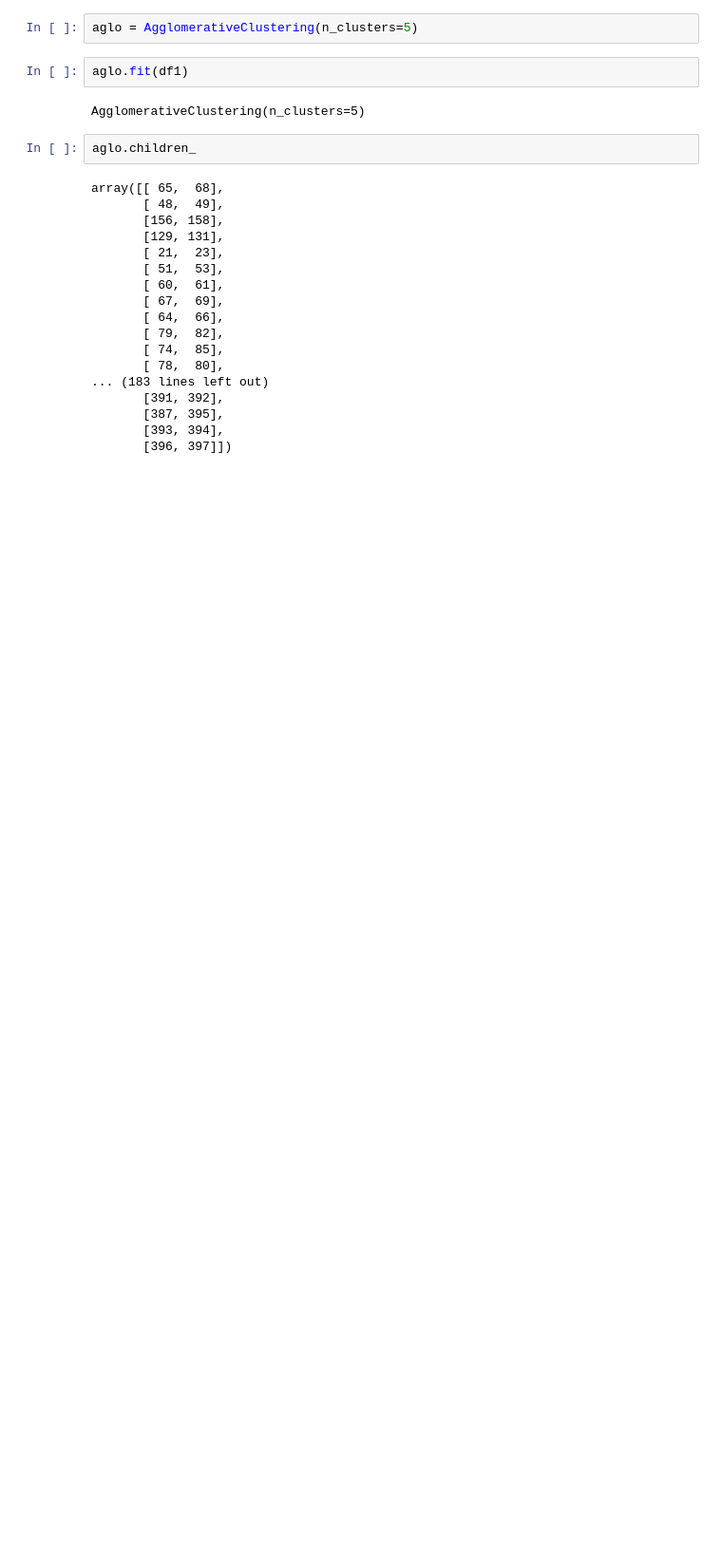
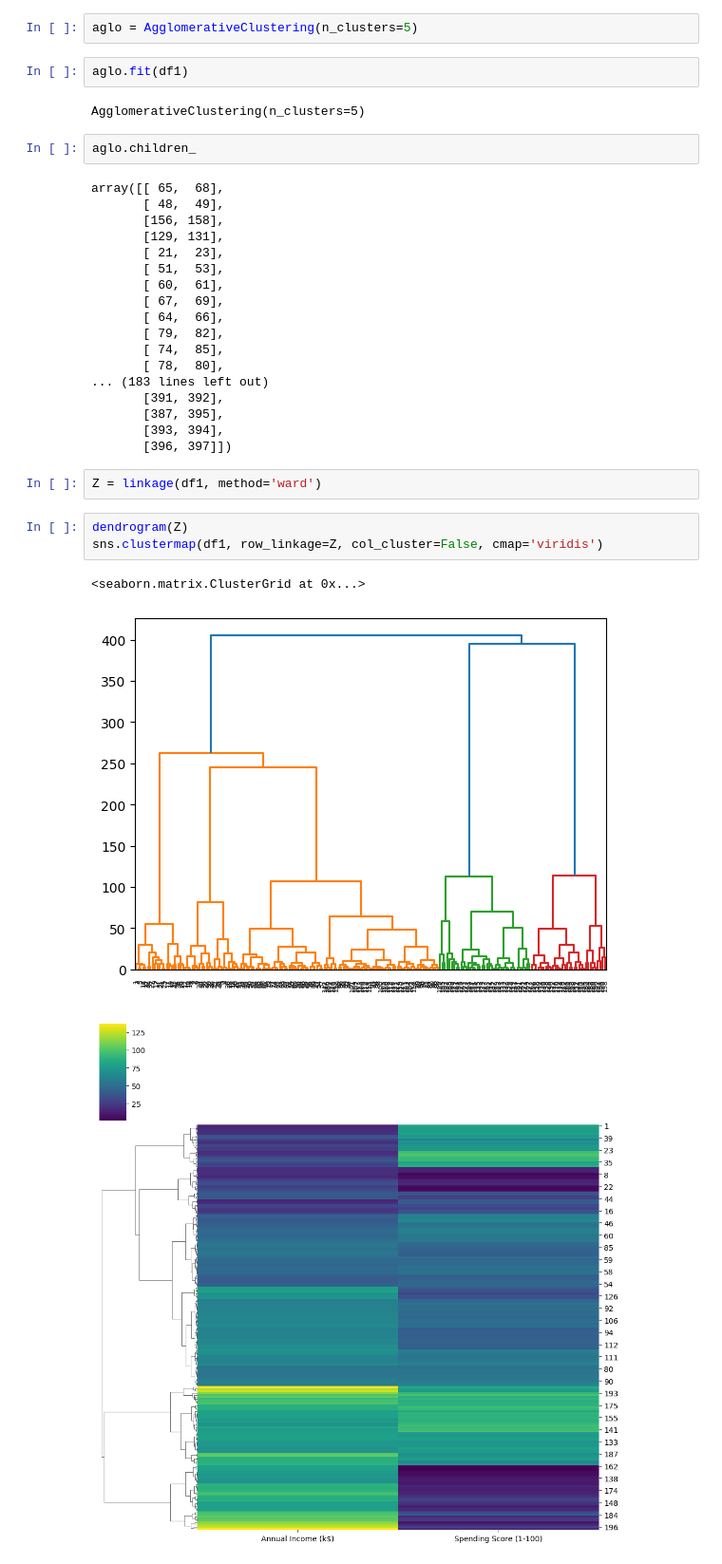
Before and after one commit to Neevs1/ML-practicals, a Jupyter notebook: Assignment 4/Assignment 4.ipynb, the cells around one changed output. Shown: that part at 95% size. Saved outputs shown, nothing was run; the diff lists cells and outputs as text; blank space fills up the shorter version.

Commit message:
Added dendrogram

```diff
--- a/Assignment 4/Assignment 4.ipynb
+++ b/Assignment 4/Assignment 4.ipynb
@@ -284,3 +285,12 @@ array([[ 65,  68],
        [387, 395],
        [393, 394],
        [396, 397]])
+# %%
+Z = linkage(df1, method='ward')
+# %%
+dendrogram(Z)
+sns.clustermap(df1, row_linkage=Z, col_cluster=False, cmap='viridis')
+# %% [output]
+<seaborn.matrix.ClusterGrid at 0x...>
+[figure, added]
+[figure, added]
```
Also changed, not shown: parts of 18 cells of this notebook.
